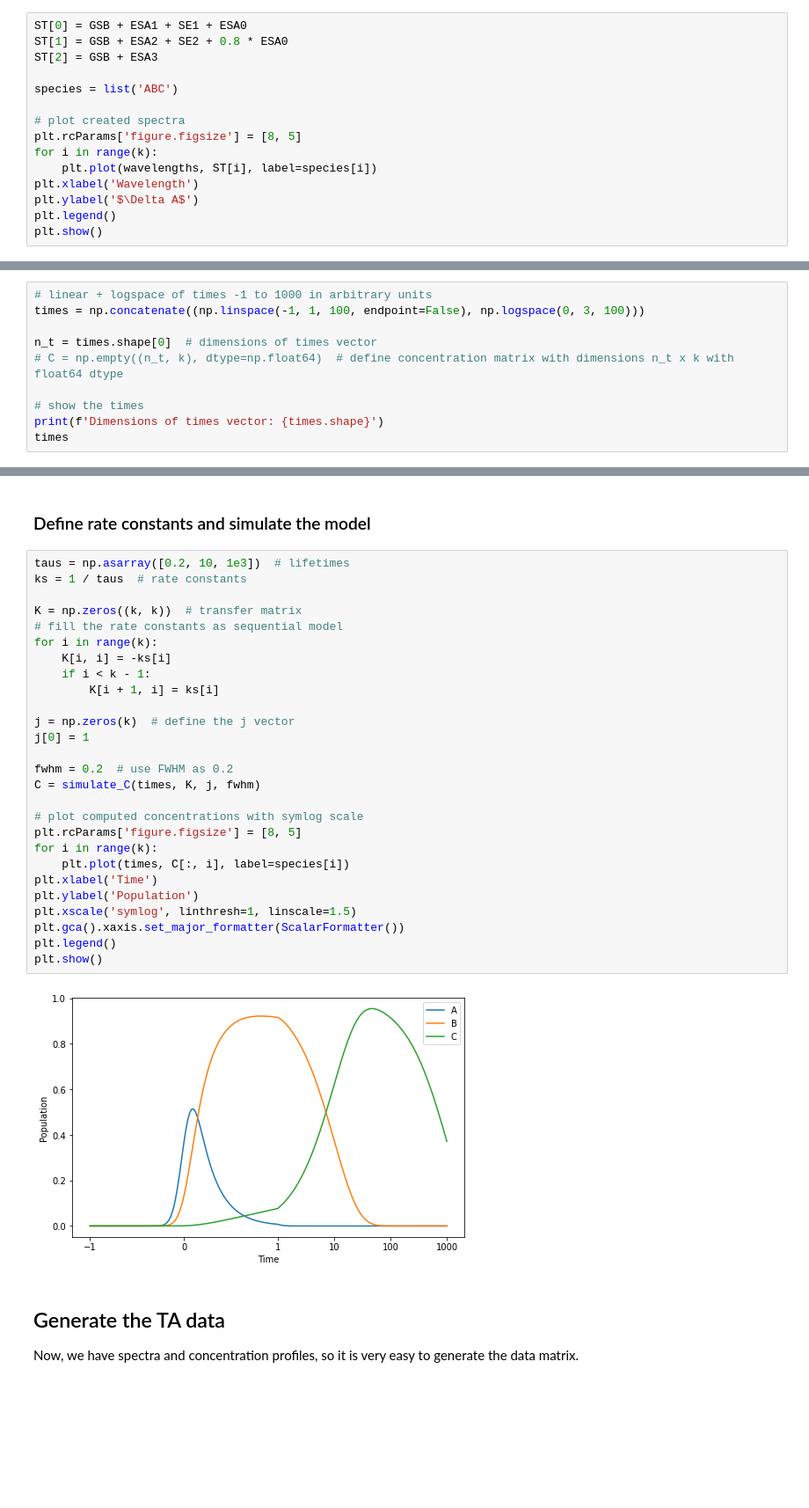
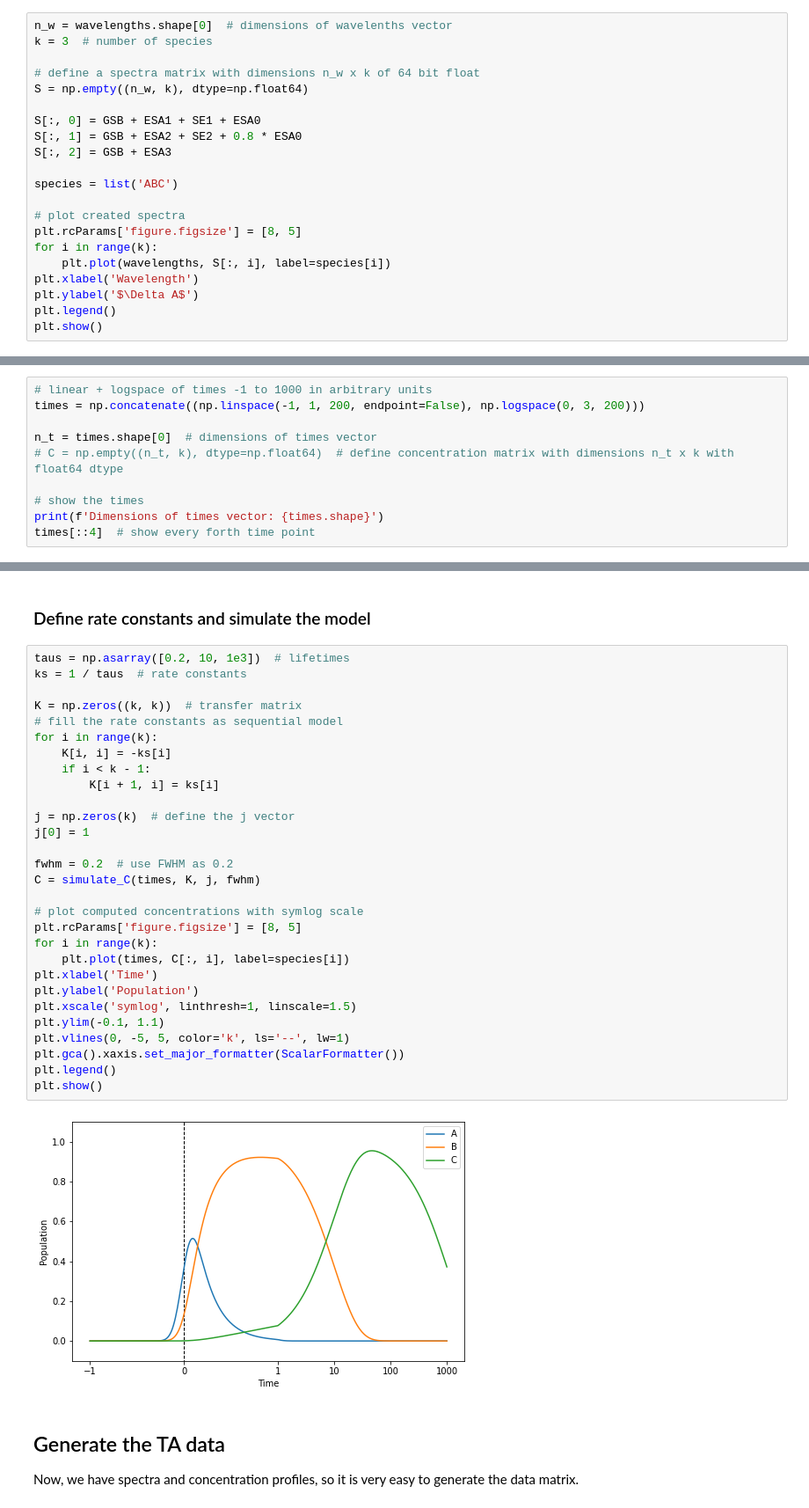
Before and after one commit to dmadea/Jupyter-Tutorials, a Jupyter notebook: Femto + LDM/Femto tutorial.ipynb, the cells around one changed output, grey strips where cells are left out. Shown at 88% size. Drawn from its saved outputs; the diff is of its cells as text; blank space fills up the shorter version.

```diff
--- a/Femto + LDM/Femto tutorial.ipynb
+++ b/Femto + LDM/Femto tutorial.ipynb
@@ -121,16 +114,22 @@ plt.show()
 
 First species could consist of GSB, ESA1 and SE1 band, which could be unrelaxed singlet state. The other is relaxed singlet state so the spectrum is very similar. The last species is different state, e.g. triplet state. Note that individual bands cannot be resolved in TS measurements. Only their sum is observed.
 # %%
-ST[0] = GSB + ESA1 + SE1 + ESA0
-ST[1] = GSB + ESA2 + SE2 + 0.8 * ESA0
-ST[2] = GSB + ESA3
+n_w = wavelengths.shape[0]  # dimensions of wavelenths vector
+k = 3  # number of species
+
+# define a spectra matrix with dimensions n_w x k of 64 bit float
+S = np.empty((n_w, k), dtype=np.float64)
+
+S[:, 0] = GSB + ESA1 + SE1 + ESA0
+S[:, 1] = GSB + ESA2 + SE2 + 0.8 * ESA0
+S[:, 2] = GSB + ESA3
 
 species = list('ABC')
 
 # plot created spectra
 plt.rcParams['figure.figsize'] = [8, 5]
 for i in range(k):
-    plt.plot(wavelengths, ST[i], label=species[i])
+    plt.plot(wavelengths, S[:, i], label=species[i])
 plt.xlabel('Wavelength')
 plt.ylabel('$\Delta A$')
 plt.legend()
@@ -181,11 +181,11 @@ For detailed derivation and explanation of kinetic model, see van Stokkum, I. H.
 # %%
 # linear + logspace of times -1 to 1000 in arbitrary units
-times = np.concatenate((np.linspace(-1, 1, 100, endpoint=False), np.logspace(0, 3, 100)))
+times = np.concatenate((np.linspace(-1, 1, 200, endpoint=False), np.logspace(0, 3, 200)))
 
 n_t = times.shape[0]  # dimensions of times vector
 # C = np.empty((n_t, k), dtype=np.float64)  # define concentration matrix with dimensions n_t x k with float64 dtype
 
 # show the times
 print(f'Dimensions of times vector: {times.shape}')
-times
+times[::4]  # show every forth time point
 # %% [output]
@@ -246,32 +246,34 @@ def simulate_C(t, K, j, fwhm=0):
 # %%
 taus = np.asarray([0.2, 10, 1e3])  # lifetimes
 ks = 1 / taus  # rate constants
 
 K = np.zeros((k, k))  # transfer matrix
 # fill the rate constants as sequential model
 for i in range(k):
     K[i, i] = -ks[i]
     if i < k - 1:
         K[i + 1, i] = ks[i]
 
 j = np.zeros(k)  # define the j vector
 j[0] = 1
 
 fwhm = 0.2  # use FWHM as 0.2
 C = simulate_C(times, K, j, fwhm)
 
 # plot computed concentrations with symlog scale
 plt.rcParams['figure.figsize'] = [8, 5]
 for i in range(k):
     plt.plot(times, C[:, i], label=species[i])
 plt.xlabel('Time')
 plt.ylabel('Population')
 plt.xscale('symlog', linthresh=1, linscale=1.5)
+plt.ylim(-0.1, 1.1)
+plt.vlines(0, -5, 5, color='k', ls='--', lw=1)
 plt.gca().xaxis.set_major_formatter(ScalarFormatter())
 plt.legend()
 plt.show()
 # %% [output]
-[figure, old version]
+[figure, new version]
 # %% [markdown]
 ## Generate the TA data
 
```
Also changed, not shown: parts of 21 cells of this notebook.
